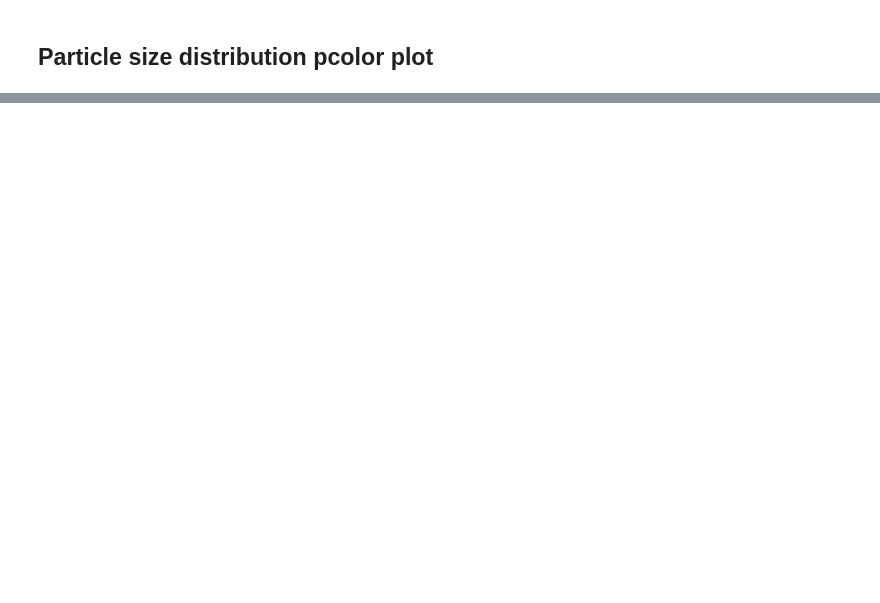
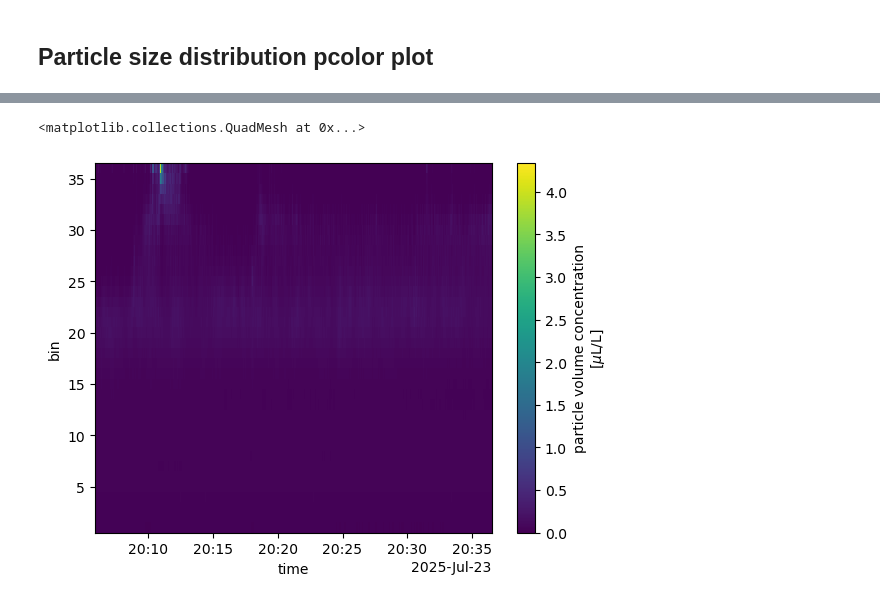
Before and after one commit to cooleyky/pioneer-21, a Jupyter notebook: 03-analyze-oatmilk-transmission.ipynb, the cells around one changed output, grey strips where cells are left out. Cells and saved outputs as stored; diff of their text form; code cells hidden in the pictures; blank space fills up the shorter version.

```diff
--- a/03-analyze-oatmilk-transmission.ipynb
+++ b/03-analyze-oatmilk-transmission.ipynb
@@ -52,2 +84,30 @@ Compute the Welch PSD to examine the noise floor.
 # %% [markdown]
 ## Particle size distribution pcolor plot
+# %%
+# make list of arrays of volume concentration by particle size bins
+prt_sz = [
+    lisst_ds["1"], lisst_ds["2"],
+    lisst_ds["3"], lisst_ds["4"],
+    lisst_ds["5"], lisst_ds["6"],
+    lisst_ds["7"], lisst_ds["8"],
+    lisst_ds["9"], lisst_ds["10"],
+    lisst_ds["11"], lisst_ds["12"],
+    lisst_ds["13"], lisst_ds["14"],
+    lisst_ds["15"], lisst_ds["16"],
+    lisst_ds["17"], lisst_ds["18"],
+    lisst_ds["19"], lisst_ds["20"],
+    lisst_ds["21"], lisst_ds["22"],
+    lisst_ds["23"], lisst_ds["24"],
+    lisst_ds["25"], lisst_ds["26"],
+    lisst_ds["27"], lisst_ds["28"],
+    lisst_ds["29"], lisst_ds["30"],
+    lisst_ds["31"], lisst_ds["32"],
+    lisst_ds["33"], lisst_ds["34"],
+    lisst_ds["35"], lisst_ds["36"]
+]
+# %%
+# Concatenate 1D arrays into 2D array
+prtsz2D = xr.concat(prt_sz, pd.Index(bins, name="bin"))
+prtsz2D = prtsz2D.rename("particle volume concentration")
+prtsz2D = prtsz2D.assign_attrs(units="$\mu$L/L")
+prtsz2D
@@ -53,0 +129,5 @@ Compute the Welch PSD to examine the noise floor.
+# %%
+prtsz2D.plot.pcolormesh()
+# %% [output]
+<matplotlib.collections.QuadMesh at 0x...>
+[figure, added]
```
Also changed, not shown: parts of 10 cells of this notebook.
